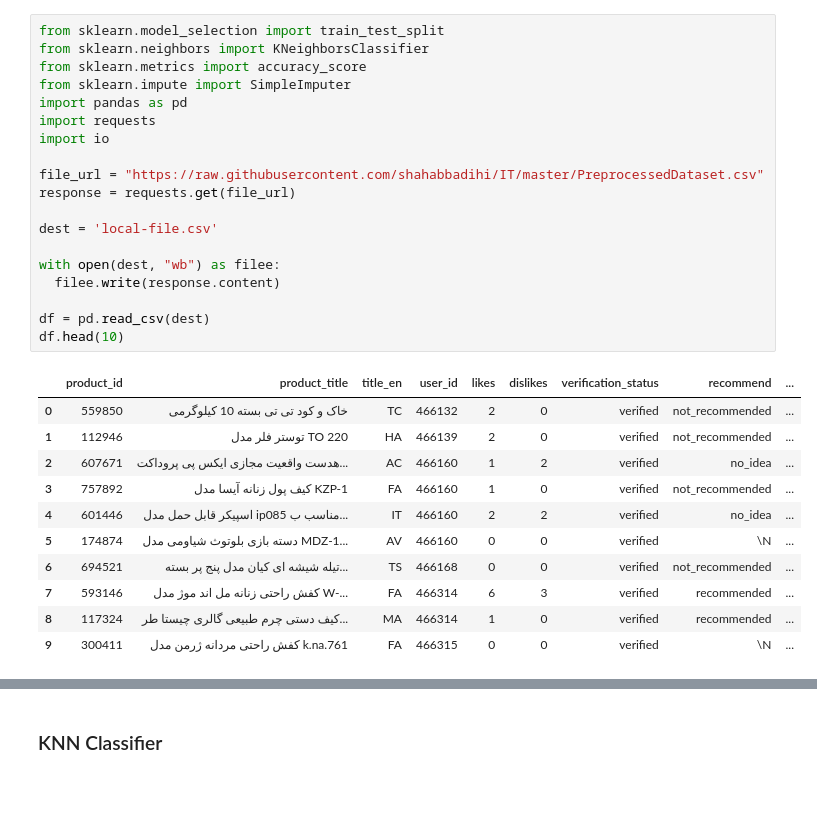
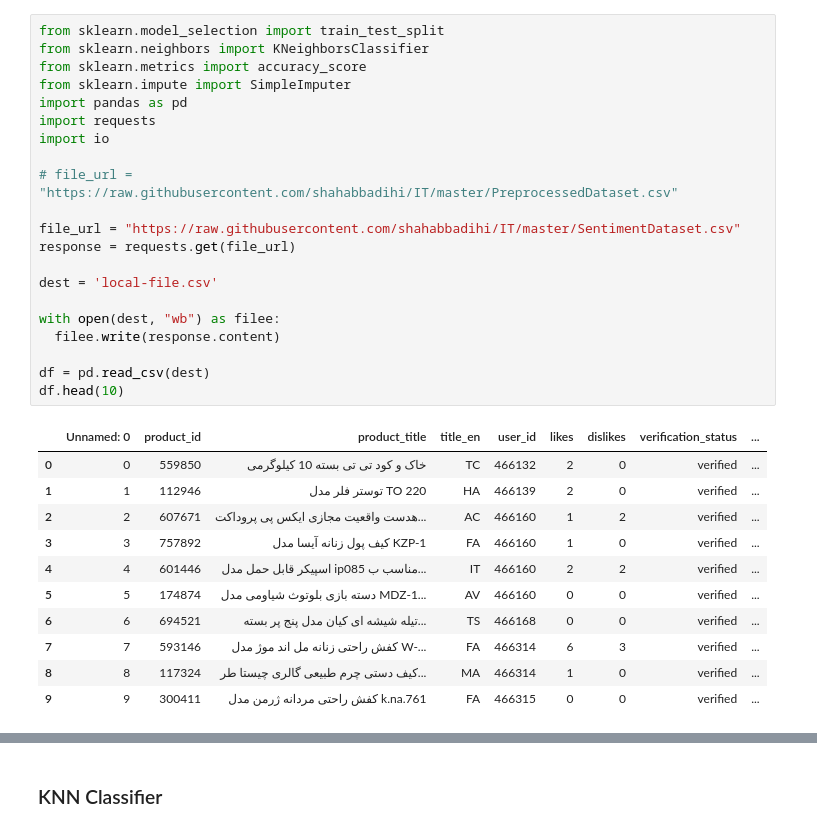
Before and after one commit to shahabbadihi/IT, a Jupyter notebook: colabrative.ipynb, the cells around one changed output, grey strips where cells are left out. Cells and saved outputs as stored; diff of their text form; blank space fills up the shorter version.

```diff
--- a/colabrative.ipynb
+++ b/colabrative.ipynb
@@ -3,34 +3,36 @@
 # %%
 from sklearn.model_selection import train_test_split
 from sklearn.neighbors import KNeighborsClassifier
 from sklearn.metrics import accuracy_score
 from sklearn.impute import SimpleImputer
 import pandas as pd
 import requests
 import io
 
-file_url = "https://raw.githubusercontent.com/shahabbadihi/IT/master/PreprocessedDataset.csv"
+# file_url = "https://raw.githubusercontent.com/shahabbadihi/IT/master/PreprocessedDataset.csv"
+
+file_url = "https://raw.githubusercontent.com/shahabbadihi/IT/master/SentimentDataset.csv"
 response = requests.get(file_url)
 
 dest = 'local-file.csv'
 
 with open(dest, "wb") as filee:
   filee.write(response.content)
 
 df = pd.read_csv(dest)
 df.head(10)
 # %% [output]
-|  | product_id | product_title | title_en | user_id | likes | dislikes | verification_status | recommend | ... |
-| 0 | 559850 | خاک و کود تی تی بسته 10 کیلوگرمی | TC | 466132 | 2 | 0 | verified | not_recommended | ... |
-| 1 | 112946 | توستر فلر مدل TO 220 | HA | 466139 | 2 | 0 | verified | not_recommended | ... |
-| 2 | 607671 | هدست واقعیت مجازی ایکس پی پروداکت... | AC | 466160 | 1 | 2 | verified | no_idea | ... |
-| 3 | 757892 | کیف پول زنانه آیسا مدل KZP-1 | FA | 466160 | 1 | 0 | verified | not_recommended | ... |
-| 4 | 601446 | اسپیکر قابل حمل مدل ip085 مناسب ب... | IT | 466160 | 2 | 2 | verified | no_idea | ... |
-| 5 | 174874 | دسته بازی بلوتوث شیاومی مدل MDZ-1... | AV | 466160 | 0 | 0 | verified | \N | ... |
-| 6 | 694521 | تیله شیشه ای کیان مدل پنج پر بسته... | TS | 466168 | 0 | 0 | verified | not_recommended | ... |
-| 7 | 593146 | کفش راحتی زنانه مل اند موژ مدل W-... | FA | 466314 | 6 | 3 | verified | recommended | ... |
-| 8 | 117324 | کیف دستی چرم طبیعی گالری چیستا طر... | MA | 466314 | 1 | 0 | verified | recommended | ... |
-| 9 | 300411 | کفش راحتی مردانه ژرمن مدل k.na.761 | FA | 466315 | 0 | 0 | verified | \N | ... |
+|  | Unnamed: 0 | product_id | product_title | title_en | user_id | likes | dislikes | verification_status | ... |
+| 0 | 0 | 559850 | خاک و کود تی تی بسته 10 کیلوگرمی | TC | 466132 | 2 | 0 | verified | ... |
+| 1 | 1 | 112946 | توستر فلر مدل TO 220 | HA | 466139 | 2 | 0 | verified | ... |
+| 2 | 2 | 607671 | هدست واقعیت مجازی ایکس پی پروداکت... | AC | 466160 | 1 | 2 | verified | ... |
+| 3 | 3 | 757892 | کیف پول زنانه آیسا مدل KZP-1 | FA | 466160 | 1 | 0 | verified | ... |
+| 4 | 4 | 601446 | اسپیکر قابل حمل مدل ip085 مناسب ب... | IT | 466160 | 2 | 2 | verified | ... |
+| 5 | 5 | 174874 | دسته بازی بلوتوث شیاومی مدل MDZ-1... | AV | 466160 | 0 | 0 | verified | ... |
+| 6 | 6 | 694521 | تیله شیشه ای کیان مدل پنج پر بسته... | TS | 466168 | 0 | 0 | verified | ... |
+| 7 | 7 | 593146 | کفش راحتی زنانه مل اند موژ مدل W-... | FA | 466314 | 6 | 3 | verified | ... |
+| 8 | 8 | 117324 | کیف دستی چرم طبیعی گالری چیستا طر... | MA | 466314 | 1 | 0 | verified | ... |
+| 9 | 9 | 300411 | کفش راحتی مردانه ژرمن مدل k.na.761 | FA | 466315 | 0 | 0 | verified | ... |
 # %%
 # preprocess for convert recommend to number
 # recommended no_idea not_recommended \N
```
Also changed, not shown: parts of 7 cells of this notebook.
